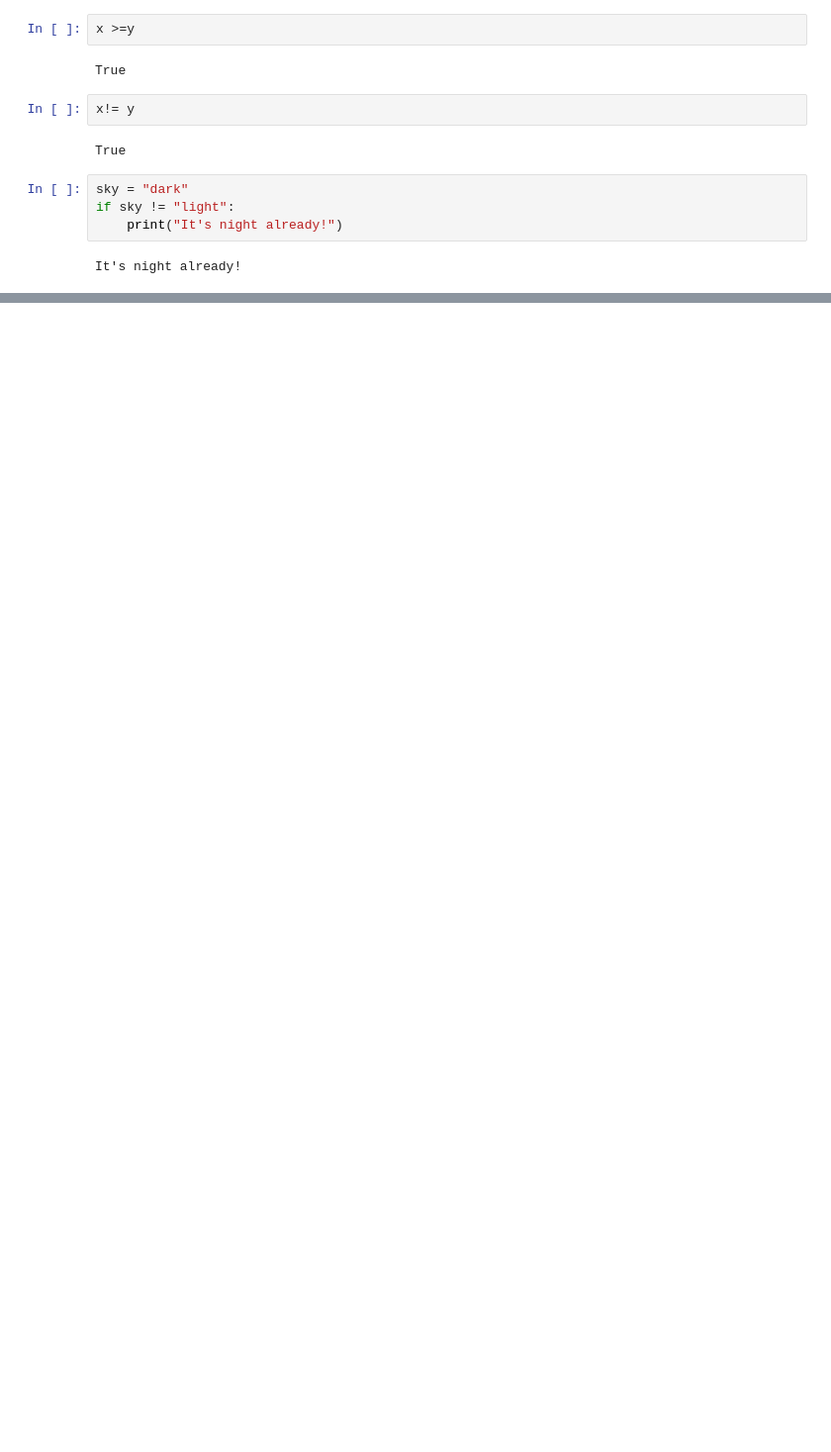
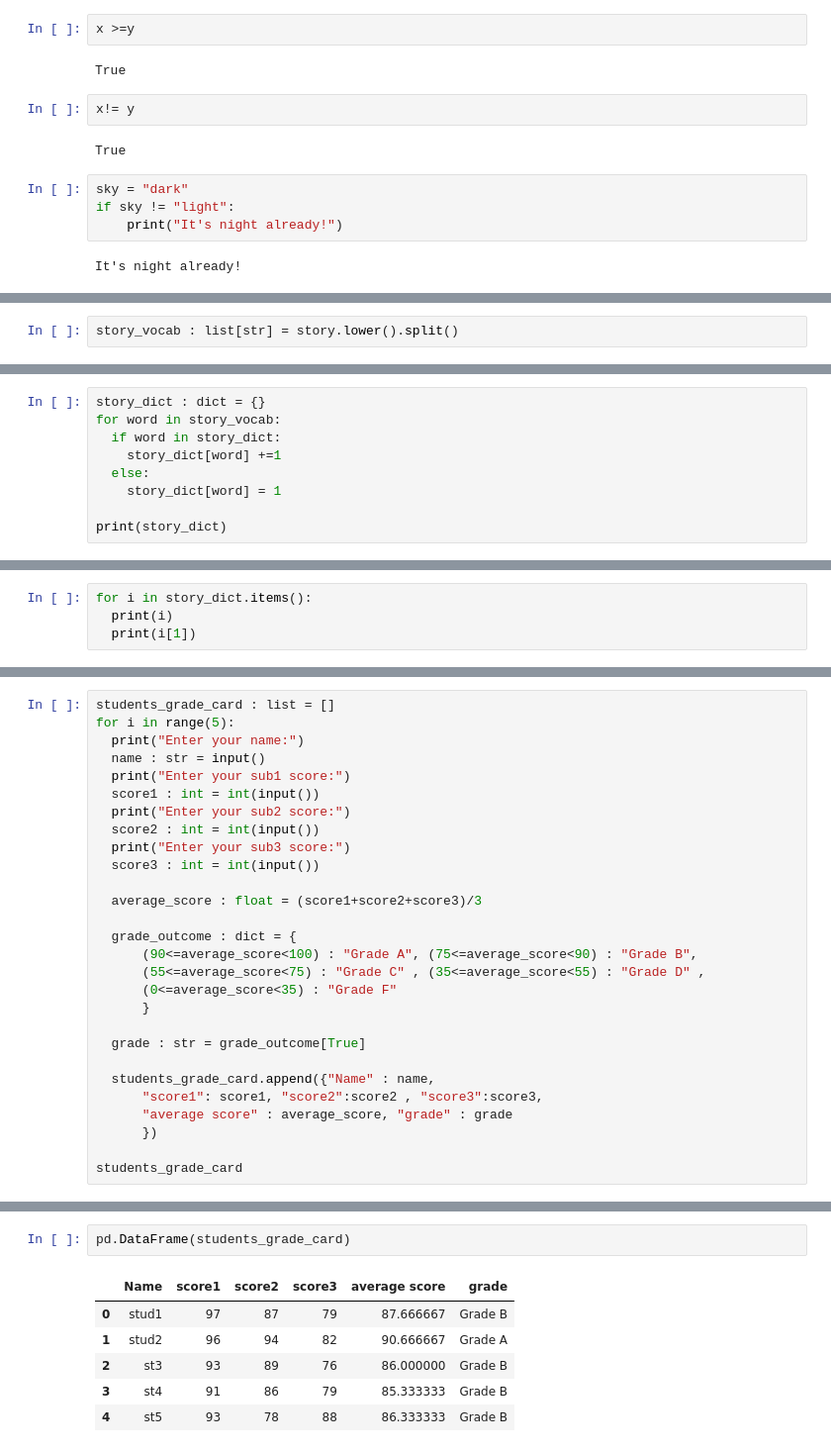
Before and after one commit to PrajnyaKulkarni/Assignments, a Jupyter notebook: Python_revision.ipynb, the cells around one changed output, grey strips where cells are left out. Shown at 99% size. Saved outputs shown, nothing was run; the diff lists cells and outputs as text; blank space fills up the shorter version.

```diff
--- a/Python_revision.ipynb
+++ b/Python_revision.ipynb
@@ -746,0 +756,2 @@ Bring an umbrella with you!
+# %%
+story_vocab : list[str] = story.lower().split()
@@ -746,0 +766,9 @@ Bring an umbrella with you!
+# %%
+story_dict : dict = {}
+for word in story_vocab:
+  if word in story_dict:
+    story_dict[word] +=1
+  else:
+    story_dict[word] = 1
+
+print(story_dict)
@@ -746,0 +797,4 @@ Bring an umbrella with you!
+# %%
+for i in story_dict.items():
+  print(i)
+  print(i[1])
@@ -746,0 +932,28 @@ Bring an umbrella with you!
+# %%
+students_grade_card : list = []
+for i in range(5):
+  print("Enter your name:")
+  name : str = input()
+  print("Enter your sub1 score:")
+  score1 : int = int(input())
+  print("Enter your sub2 score:")
+  score2 : int = int(input())
+  print("Enter your sub3 score:")
+  score3 : int = int(input())
+
+  average_score : float = (score1+score2+score3)/3
+
+  grade_outcome : dict = {
+      (90<=average_score<100) : "Grade A", (75<=average_score<90) : "Grade B",
+      (55<=average_score<75) : "Grade C" , (35<=average_score<55) : "Grade D" ,
+      (0<=average_score<35) : "Grade F"
+      }
+
+  grade : str = grade_outcome[True]
+
+  students_grade_card.append({"Name" : name,
+      "score1": score1, "score2":score2 , "score3":score3,
+      "average score" : average_score, "grade" : grade
+      })
+
+students_grade_card
@@ -746,0 +995,9 @@ Bring an umbrella with you!
+# %%
+pd.DataFrame(students_grade_card)
+# %% [output]
+|  | Name | score1 | score2 | score3 | average score | grade |
+| 0 | stud1 | 97 | 87 | 79 | 87.666667 | Grade B |
+| 1 | stud2 | 96 | 94 | 82 | 90.666667 | Grade A |
+| 2 | st3 | 93 | 89 | 76 | 86.000000 | Grade B |
+| 3 | st4 | 91 | 86 | 79 | 85.333333 | Grade B |
+| 4 | st5 | 93 | 78 | 88 | 86.333333 | Grade B |
```
Also changed, not shown: parts of 34 cells of this notebook.
